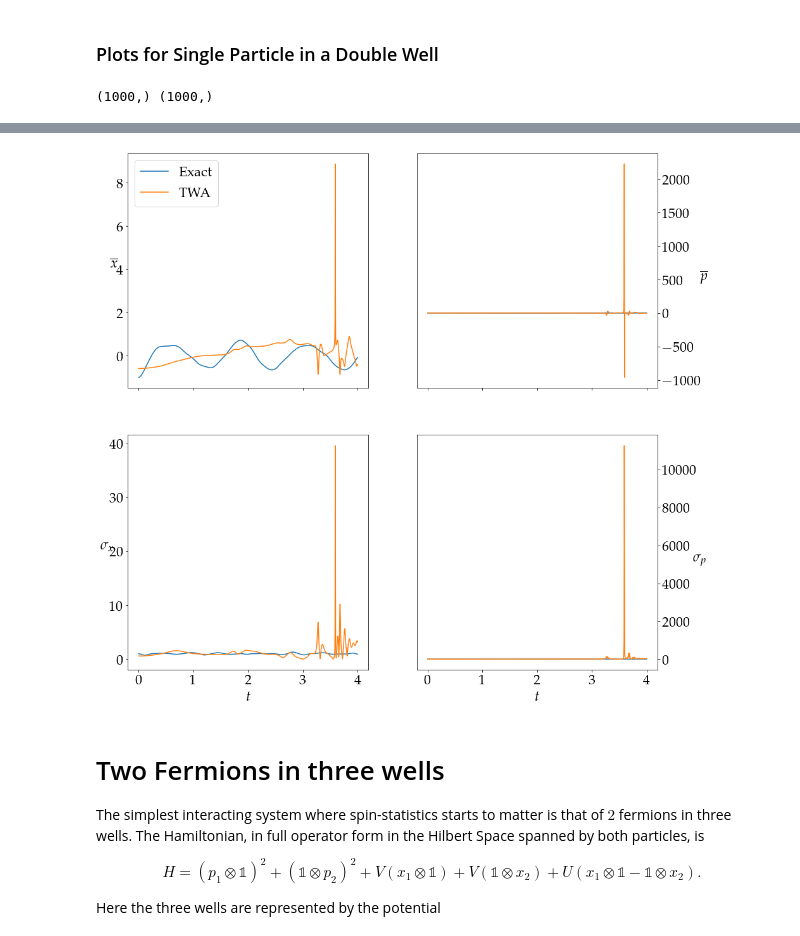
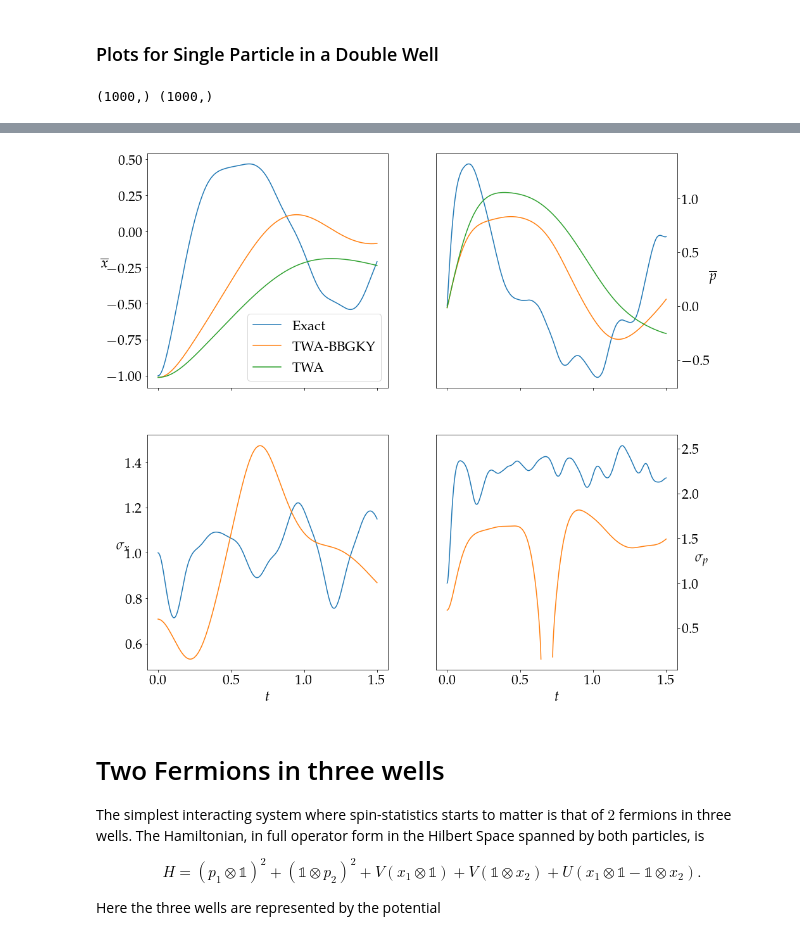
Before and after one commit to hariseldon99/ftwa, a Jupyter notebook: ftwa_few-particles.ipynb, the cells around one changed output, grey strips where cells are left out. Saved outputs shown, nothing was run; the diff lists cells and outputs as text; code cells hidden in the pictures.

```diff
--- a/ftwa_few-particles.ipynb
+++ b/ftwa_few-particles.ipynb
@@ -69,9 +144,19 @@ from numpy.random import multivariate_normal
 from qutip import parallel_map
 from qutip.ui import EnhancedTextProgressBar as pb
 
-nsamples = 20
+nsamples = 2000
 V = 1.0
-times = np.linspace(0.0, 4.0, 1000)
+times = np.linspace(0.0, 1.5, 1000)
+
+def rhs_dtwa_sp(psi, t):
+    """
+    x,p = (x, p)_Weyl
+    """
+    x,p = psi
+    dxdt = p
+    dpdt = -4 * V * x * (x**2-1)
+
+    return np.array([dxdt, dpdt])
 
 
 def rhs_dtwa_bbgky_sp(psi, t):
@@ -91,13 +176,21 @@ def rhs_dtwa_bbgky_sp(psi, t):
 def wigner_function(x, p):
     return 2.0 * np.exp(-(x+1)**2 + p**2)
 
+def run_dtwa(seed):
+    np.random.seed(seed)
+    x, p = multivariate_normal(np.array([-1, 0]), np.array([[0.5, 0],[0, 0.5]]))
+    psi_0 = np.array([x, p], dtype='complex128')
+    return odeintw(rhs_dtwa_sp, psi_0, times)
+
 def run_dtwa_bbgky(seed):
     np.random.seed(seed)
     x, p = multivariate_normal(np.array([-1, 0]), np.array([[0.5, 0],[0, 0.5]]))
     psi_0 = np.array([x, p, x**2, p**2, x* p], dtype='complex128')
     return odeintw(rhs_dtwa_bbgky_sp, psi_0, times)
 
+twa_result = parallel_map(run_dtwa, np.arange(nsamples),progress_bar=pb())
+twa_result = np.array(twa_result)
 
-twa_result = parallel_map(run_dtwa_bbgky, np.arange(nsamples),progress_bar=pb())
-twa_result = np.array(twa_result)
+twa_bbgky_result = parallel_map(run_dtwa_bbgky, np.arange(nsamples),progress_bar=pb())
+twa_bbgky_result = np.array(twa_bbgky_result)
 # %% [output]
@@ -116,21 +210,27 @@ plt.rcParams.update({
 
 xbar_exact, xsqbar_exact, pbar_exact, psqbar_exact = exact_dynamics_sp.expect
 
-xbar_twa = np.average(twa_result[:,:,0], axis=0)
-pbar_twa = np.average(twa_result[:,:,1], axis=0)
-xsqbar_twa = np.average(twa_result[:,:,2], axis=0)
-psqbar_twa = np.average(twa_result[:,:,3], axis=0)
+xbar_twa = np.real(np.average(twa_result[:,:,0], axis=0))
+pbar_twa = np.real(np.average(twa_result[:,:,1], axis=0))
+
+
+xbar_twa_bbgky = np.real(np.average(twa_bbgky_result[:,:,0], axis=0))
+pbar_twa_bbgky = np.real(np.average(twa_bbgky_result[:,:,1], axis=0))
+xsqbar_twa_bbgky = np.real(np.average(twa_bbgky_result[:,:,2], axis=0))
+psqbar_twa_bbgky = np.real(np.average(twa_bbgky_result[:,:,3], axis=0))
 
 print(xbar_exact.shape, xbar_twa.shape)
 
 f, axs = plt.subplots(2, 2, sharex=True)
 
 axs[0,0].plot(t,xbar_exact, label='Exact')
+axs[0,0].plot(times,xbar_twa_bbgky, label='TWA-BBGKY')
 axs[0,0].plot(times,xbar_twa, label='TWA')
 axs[0,0].legend()
 axs[0,0].set_ylabel(r"$\overline{x}$", rotation=0)
 
 axs[0,1].plot(t,pbar_exact)
+axs[0,1].plot(times,pbar_twa_bbgky)
 axs[0,1].plot(times,pbar_twa)
 axs[0,1].yaxis.set_label_position("right")
 axs[0,1].yaxis.tick_right()
@@ -138,12 +238,12 @@ axs[0,1].set_ylabel(r"$\overline{p}$", rotation=0)
 
 
 axs[1,0].plot(t,np.sqrt(xsqbar_exact-xbar_exact**2))
-axs[1,0].plot(t,np.sqrt(xsqbar_twa-xbar_twa**2))
+axs[1,0].plot(t,np.sqrt(xsqbar_twa_bbgky-xbar_twa_bbgky**2))
 axs[1,0].set_xlabel(r"$t$", rotation=0)
 axs[1,0].set_ylabel(r"$\sigma_{x}$", rotation=0)
 
 axs[1,1].plot(t,np.sqrt(psqbar_exact-pbar_exact**2))
-axs[1,1].plot(t,np.sqrt(psqbar_twa-pbar_twa**2))
+axs[1,1].plot(t,np.sqrt(psqbar_twa_bbgky-pbar_twa_bbgky**2))
 axs[1,1].set_xlabel(r"$t$", rotation=0)
 axs[1,1].yaxis.set_label_position("right")
 axs[1,1].yaxis.tick_right()
@@ -156,4 +255,4 @@ WARNING:matplotlib.font_manager:findfont: Font family ['serif'] not found. Falli
-[figure, old version]
+[figure, new version]
 # %% [markdown]
 # Two Fermions in three wells
 
```
Also changed, not shown: parts of 6 cells of this notebook.
